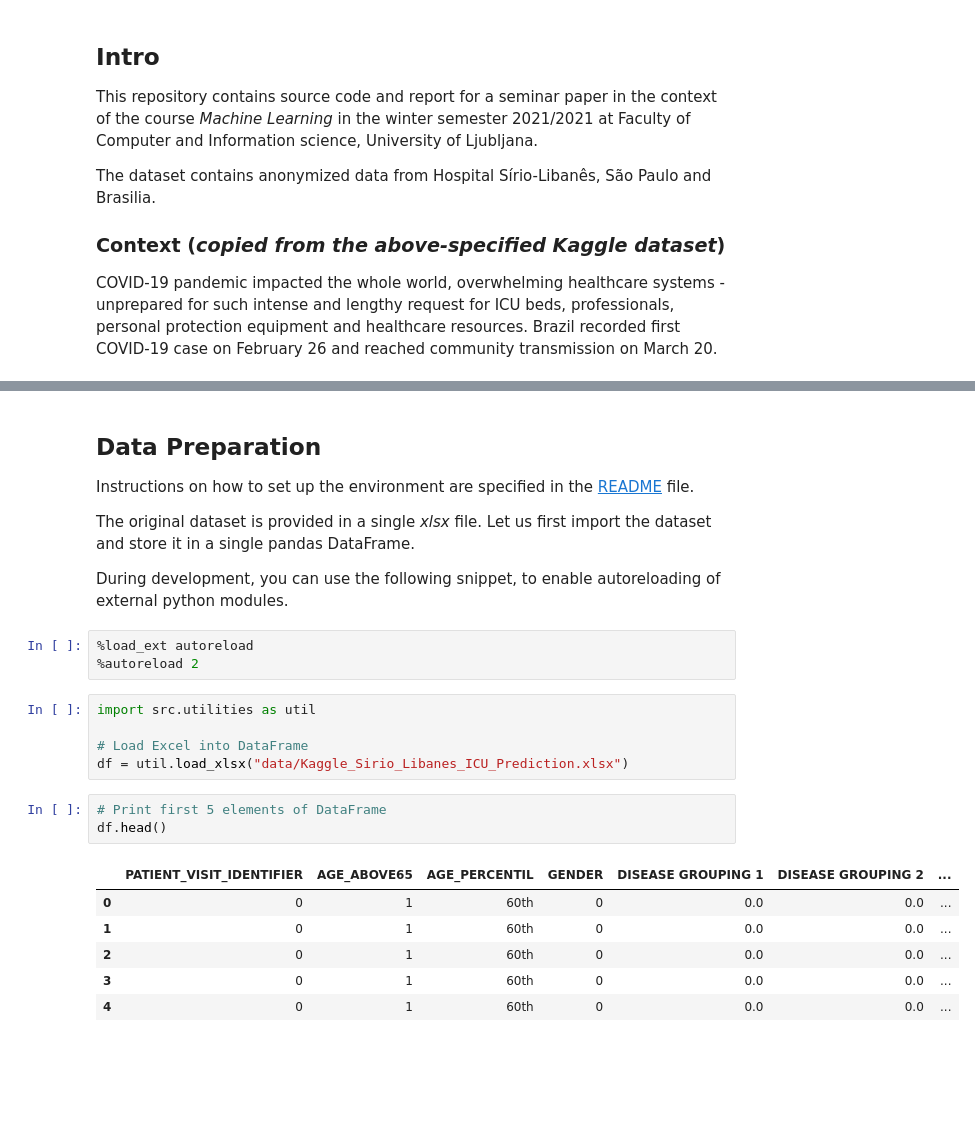
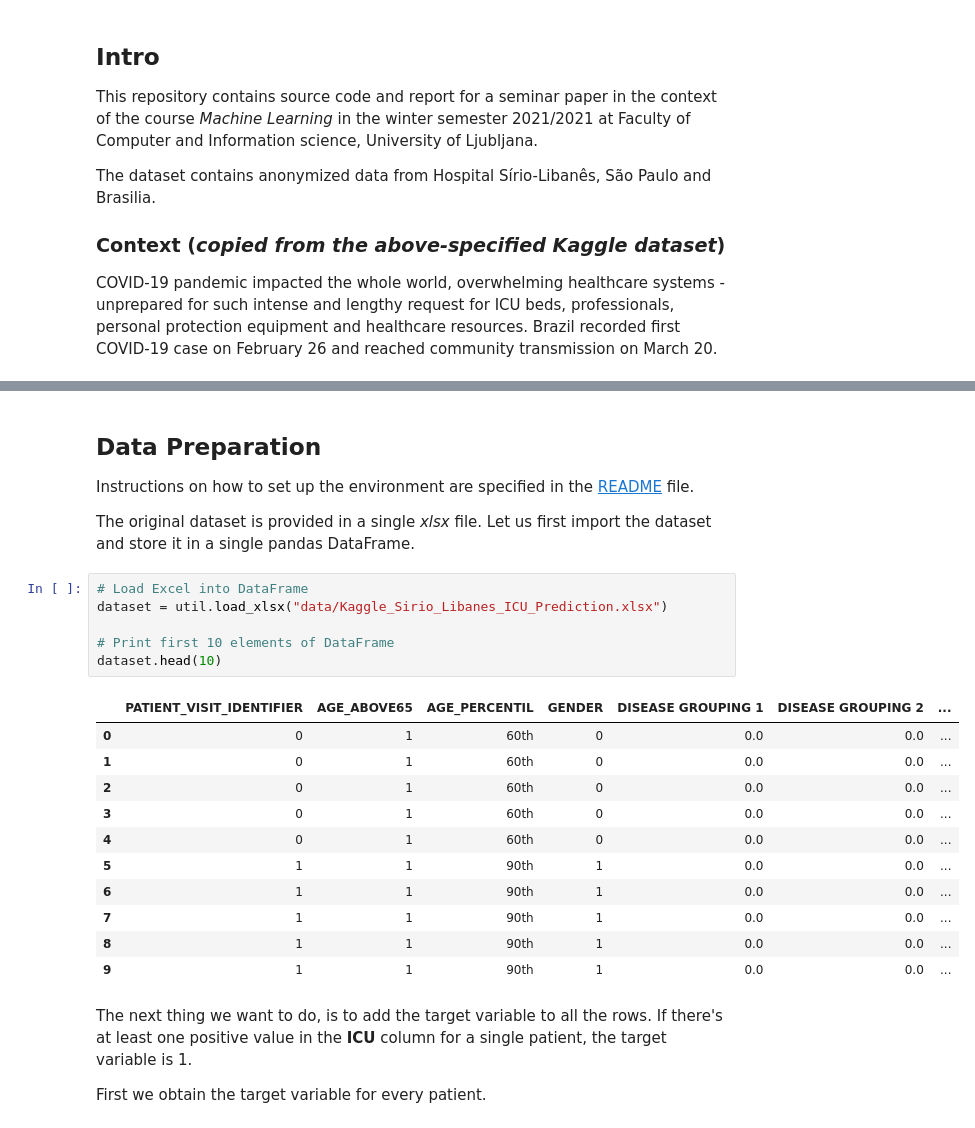
Before and after one commit to JakobSkornik/covid19-admission, a Jupyter notebook: main.ipynb, the cells around one changed output, grey strips where cells are left out. Drawn from its saved outputs; the diff is of its cells as text; blank space fills up the shorter version.

Commit message:
Data prep demo finished

```diff
--- a/main.ipynb
+++ b/main.ipynb
@@ -86,23 +110,25 @@ Patient is never admitted to the ICU, we can therefore use all time windows with
 Instructions on how to set up the environment are specified in the [README](https://github.com/JakobSkornik/covid19-admission/blob/main/README.md) file.
 
 The original dataset is provided in a single *xlsx* file. Let us first import the dataset and store it in a single pandas DataFrame.
-
-During development, you can use the following snippet, to enable autoreloading of external python modules.
-# %%
-%load_ext autoreload
-%autoreload 2
 # %%
-import src.utilities as util
+# Load Excel into DataFrame
+dataset = util.load_xlsx("data/Kaggle_Sirio_Libanes_ICU_Prediction.xlsx")
 
-# Load Excel into DataFrame
-df = util.load_xlsx("data/Kaggle_Sirio_Libanes_ICU_Prediction.xlsx")
+# Print first 10 elements of DataFrame
+dataset.head(10)
+# %% [output]
+|  | PATIENT_VISIT_IDENTIFIER | AGE_ABOVE65 | AGE_PERCENTIL | GENDER | DISEASE GROUPING 1 | DISEASE GROUPING 2 | ... |
+| 0 | 0 | 1 | 60th | 0 | 0.0 | 0.0 | ... |
+| 1 | 0 | 1 | 60th | 0 | 0.0 | 0.0 | ... |
+| 2 | 0 | 1 | 60th | 0 | 0.0 | 0.0 | ... |
+| 3 | 0 | 1 | 60th | 0 | 0.0 | 0.0 | ... |
+| 4 | 0 | 1 | 60th | 0 | 0.0 | 0.0 | ... |
+| 5 | 1 | 1 | 90th | 1 | 0.0 | 0.0 | ... |
+| 6 | 1 | 1 | 90th | 1 | 0.0 | 0.0 | ... |
+| 7 | 1 | 1 | 90th | 1 | 0.0 | 0.0 | ... |
+| 8 | 1 | 1 | 90th | 1 | 0.0 | 0.0 | ... |
+| 9 | 1 | 1 | 90th | 1 | 0.0 | 0.0 | ... |
-# %%
-# Print first 5 elements of DataFrame
-df.head()
-# %% [output]
-|  | PATIENT_VISIT_IDENTIFIER | AGE_ABOVE65 | AGE_PERCENTIL | GENDER | DISEASE GROUPING 1 | DISEASE GROUPING 2 | ... |
-| 0 | 0 | 1 | 60th | 0 | 0.0 | 0.0 | ... |
-| 1 | 0 | 1 | 60th | 0 | 0.0 | 0.0 | ... |
-| 2 | 0 | 1 | 60th | 0 | 0.0 | 0.0 | ... |
-| 3 | 0 | 1 | 60th | 0 | 0.0 | 0.0 | ... |
-| 4 | 0 | 1 | 60th | 0 | 0.0 | 0.0 | ... |
+# %% [markdown]
+The next thing we want to do, is to add the target variable to all the rows. If there's at least one positive value in the **ICU** column for a single patient, the target variable is 1.
+
+First we obtain the target variable for every patient.
```
Also changed, not shown: parts of 22 cells of this notebook, 2 other files.
